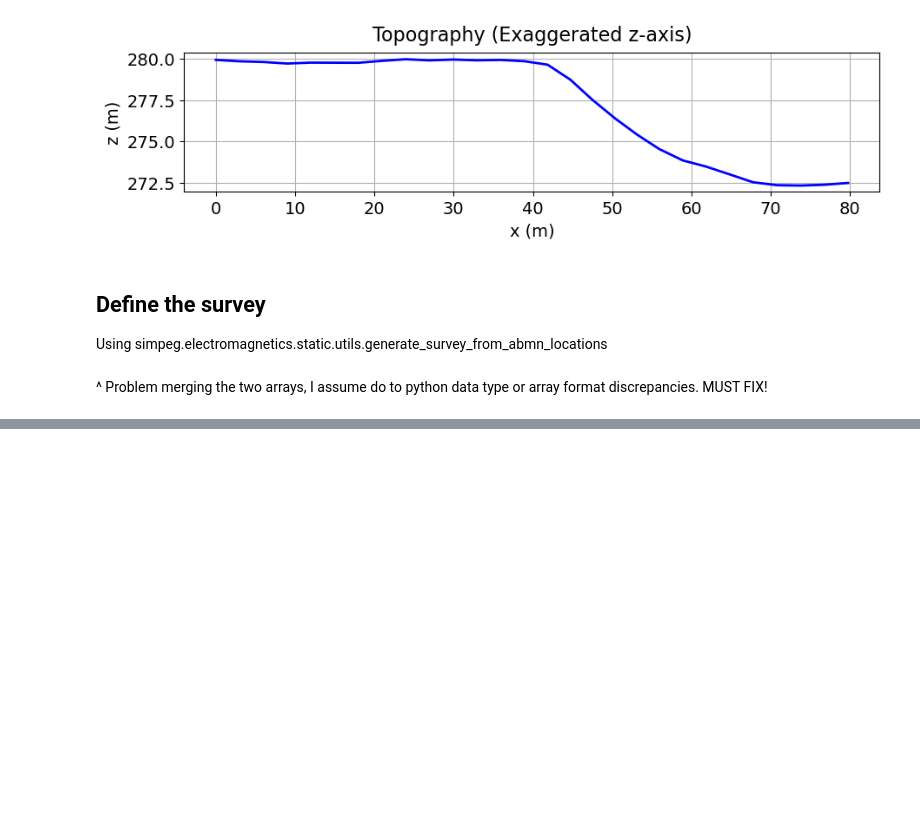
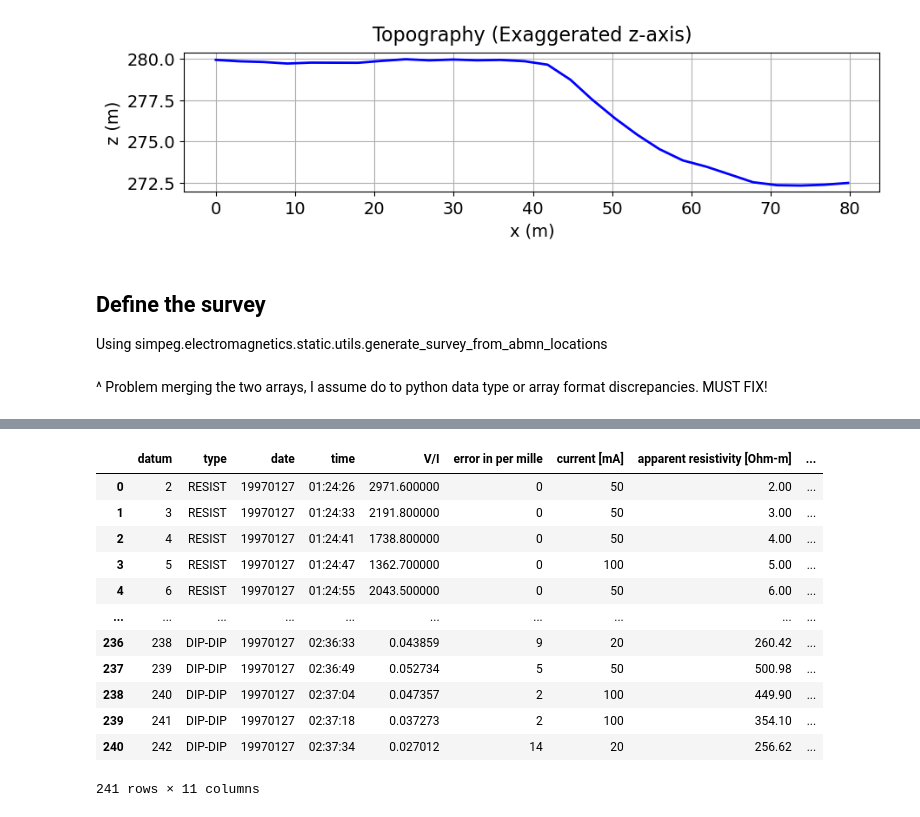
Before and after one commit to rbcmendoza/eosc-556b-project, a Jupyter notebook: phase1.ipynb, the cells around one changed output, grey strips where cells are left out. Drawn from its saved outputs; the diff is of its cells as text; code cells hidden in the pictures; blank space fills up the shorter version.

```diff
--- a/phase1.ipynb
+++ b/phase1.ipynb
@@ -121,0 +145,24 @@ loc_n = np.c_(location_n, topo_2d[:,1])
+# %%
+raw_data_column_names = [
+    'datum', 'type', 'date', 'time', 'V/I', 'error in per mille', 'current [mA]', 'apparent resistivity [Ohm-m]', 'a', 'na', 'x_mp'
+]
+# %%
+raw_data = pd.read_table('./fieldData/3m_Texas_Creek_line1_2024.stg', sep=',', header=0, names = raw_data_column_names,
+                         skiprows=3, skipfooter=1, skipinitialspace=True, delim_whitespace=False,
+                         usecols=[0,1,2,3,4,5,6,7,8,9,10])
+# %%
+raw_data
+# %% [output]
+|  | datum | type | date | time | V/I | error in per mille | current [mA] | apparent resistivity [Ohm-m] | ... |
+| 0 | 2 | RESIST | 19970127 | 01:24:26 | 2971.600000 | 0 | 50 | 2.00 | ... |
+| 1 | 3 | RESIST | 19970127 | 01:24:33 | 2191.800000 | 0 | 50 | 3.00 | ... |
+| 2 | 4 | RESIST | 19970127 | 01:24:41 | 1738.800000 | 0 | 50 | 4.00 | ... |
+| 3 | 5 | RESIST | 19970127 | 01:24:47 | 1362.700000 | 0 | 100 | 5.00 | ... |
+| 4 | 6 | RESIST | 19970127 | 01:24:55 | 2043.500000 | 0 | 50 | 6.00 | ... |
+| ... | ... | ... | ... | ... | ... | ... | ... | ... | ... |
+| 236 | 238 | DIP-DIP | 19970127 | 02:36:33 | 0.043859 | 9 | 20 | 260.42 | ... |
+| 237 | 239 | DIP-DIP | 19970127 | 02:36:49 | 0.052734 | 5 | 50 | 500.98 | ... |
+| 238 | 240 | DIP-DIP | 19970127 | 02:37:04 | 0.047357 | 2 | 100 | 449.90 | ... |
+| 239 | 241 | DIP-DIP | 19970127 | 02:37:18 | 0.037273 | 2 | 100 | 354.10 | ... |
+| 240 | 242 | DIP-DIP | 19970127 | 02:37:34 | 0.027012 | 14 | 20 | 256.62 | ... |
+241 rows × 11 columns
```
Also changed, not shown: parts of 13 cells of this notebook.
